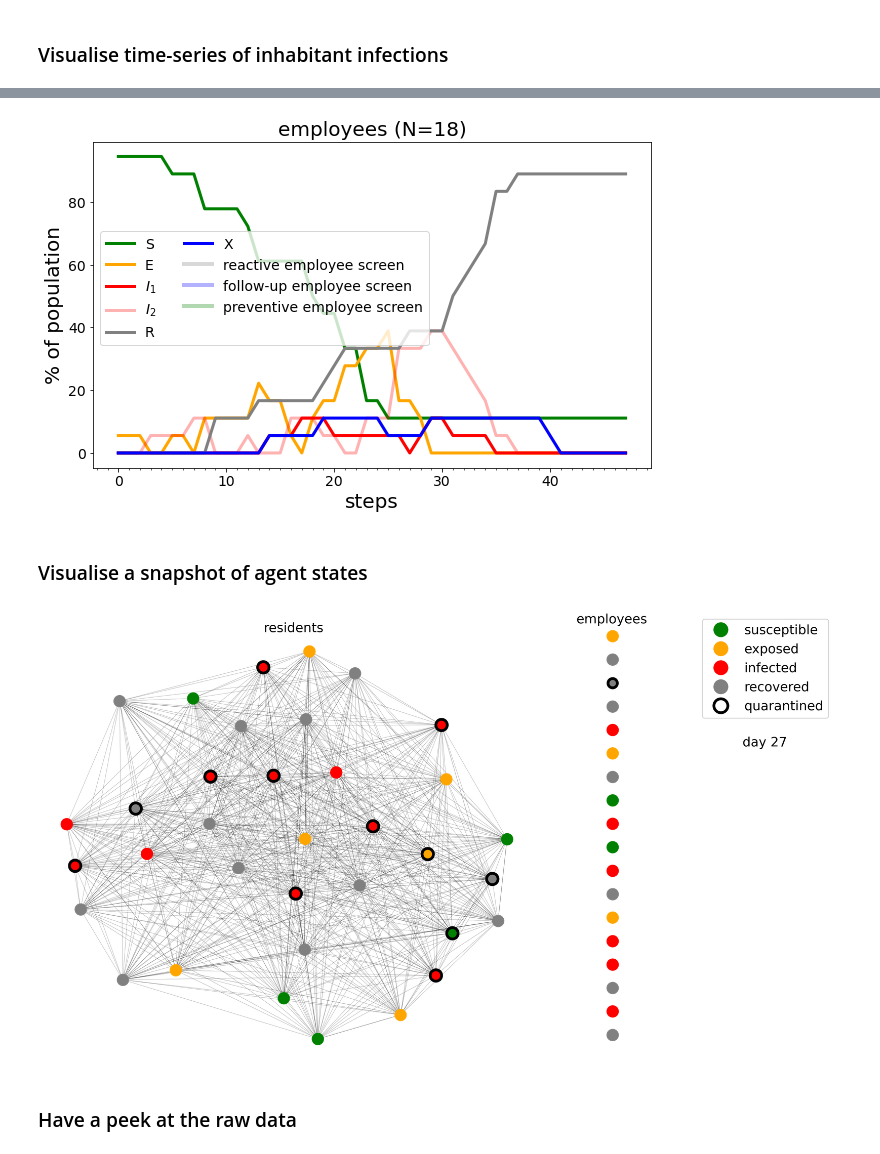
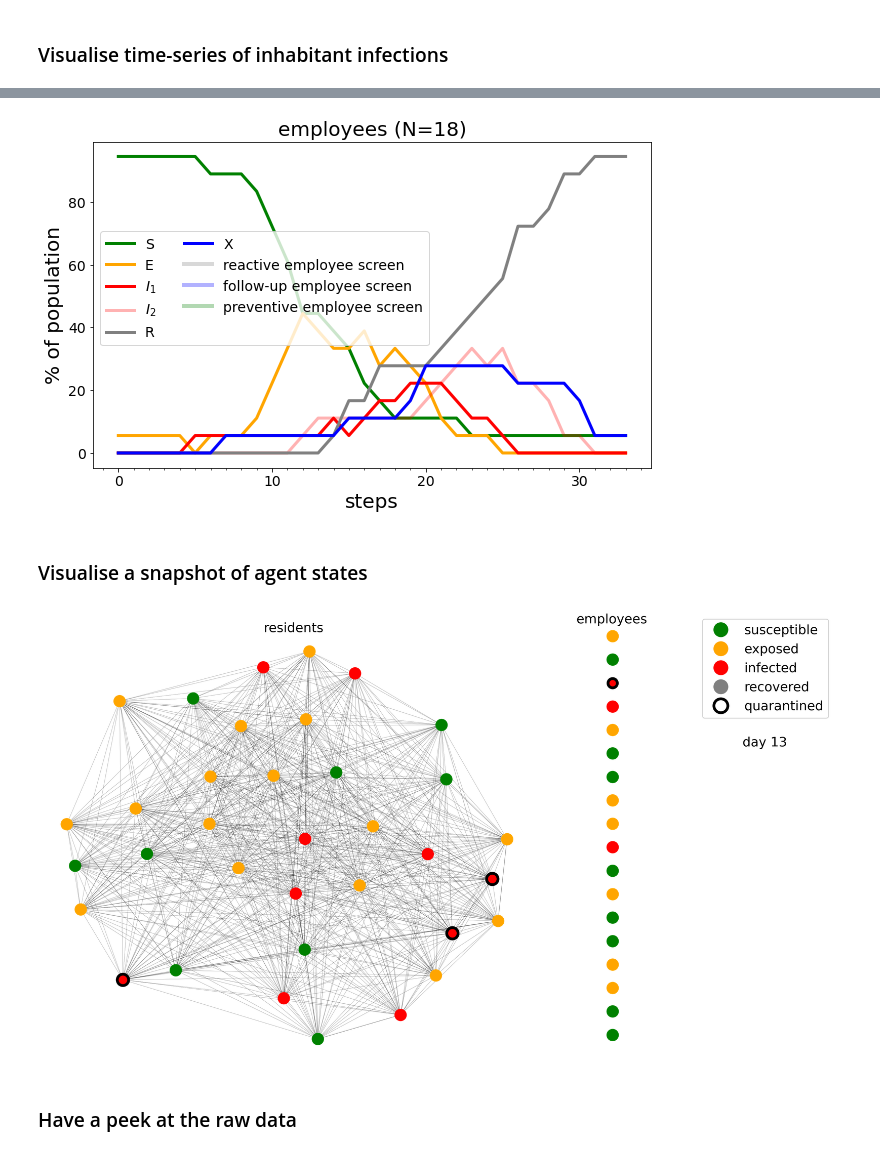
Before and after one commit to JanaLasser/agent_based_COVID_SEIRX, a Jupyter notebook: src/scseirx/example_nursing_home.ipynb, the cells around one changed output, grey strips where cells are left out. Drawn from its saved outputs; the diff is of its cells as text; code cells hidden in the pictures.

Commit message:
updated with new parameter values

```diff
--- a/src/scseirx/example_nursing_home.ipynb
+++ b/src/scseirx/example_nursing_home.ipynb
@@ -20,12 +20,12 @@ agent_types = {
             'screening_interval': None,
             'index_probability': 0,
             'mask':False,
-            'vaccination_ratio': 0.1 },
+            'vaccination_ratio': 0.3 },
         'resident':{
             'screening_interval': None,
             'index_probability': 0,
             'mask':False,
-            'vaccination_ratio': 0.1 },
+            'vaccination_ratio': 0.0 },
 }
 # %% [markdown]
 ### Measures
@@ -74,7 +74,7 @@ model_params = {
     # modification of the transmission risk in subclinical courses
     'subclinical_modifier':0.6,
     # base transmission risk of a contact of type "close"
-    'base_risk':0.07, # artificially high, so you can see stuff happening
+    'base_risk':0.1, # approximately the transmission risk of B.1.1.7
     # efficiency of masks (surgical), reducing the transmission risk
     # (exhale) if the source wears a mask and/or the reception risk
     # (inhale), if the target (also) wears a mask
@@ -83,6 +83,8 @@ model_params = {
     # if the contact type is "intermediate", "far" or "very var"
     'infection_risk_contact_type_weights':\
         {'very_far':0, 'far':0.75, 'intermediate':0.85,'close':1},
+    # age dependence of the probability to show a symptomatic course
+    "age_symptom_modification": {"slope":0.009515, "intercept":-0.116000},
     # agent group from which the index case is drawn
     'index_case':'employee',
     # verbosity level (can be 0, 1, 2) that prints increasingly detailed
@@ -119,6 +121,7 @@ model = SEIRX_nursing_home(G, model_params['verbosity'],
       index_case = model_params['index_case'],
       agent_types = agent_types,
       mask_filter_efficiency = model_params['mask_filter_efficiency'],
+      age_symptom_modification = model_params['age_symptom_modification'],
       transmission_risk_ventilation_modifier = \
             measures['ventilation_modification'],
       transmission_risk_vaccination_modifier = \
@@ -145,7 +148,7 @@ viz.draw_infection_timeline(model, 'resident', ax)
 fig, ax = plt.subplots(figsize=(10, 6))
 viz.draw_infection_timeline(model, 'employee', ax)
 # %% [output]
-[figure, old version]
+[figure, new version]
 # %% [markdown]
 ### Visualise a snapshot of agent states
 # %%
@@ -153,17 +156,17 @@ pos = nx.drawing.layout.spring_layout(G, dim=2, weight='weight')
 # %%
 fig = plt.figure(constrained_layout=True,figsize=(12, 13.5/2), dpi=320)
 widths = [5, 1.5, 1.5]
 heights = [1]
 spec = fig.add_gridspec(ncols=3, nrows=1, width_ratios=widths, wspace=0.0)
 
 resident_ax = fig.add_subplot(spec[0])
 employee_ax = fig.add_subplot(spec[1])
 legend_ax = fig.add_subplot(spec[2])
 
-legend, employee_handles, resident_handles, test_handle = viz.draw_states(model, 27, pos, \
-                                    resident_ax, employee_ax, legend_ax)
+legend, employee_handles, resident_handles, test_handle = \
+        viz.draw_states(model, 13, pos, resident_ax, employee_ax, legend_ax)
 # %% [output]
-[figure, old version]
+[figure, new version]
 # %% [markdown]
 ### Have a peek at the raw data
 # %%
```
Also changed, not shown: parts of 1 cell of this notebook.
